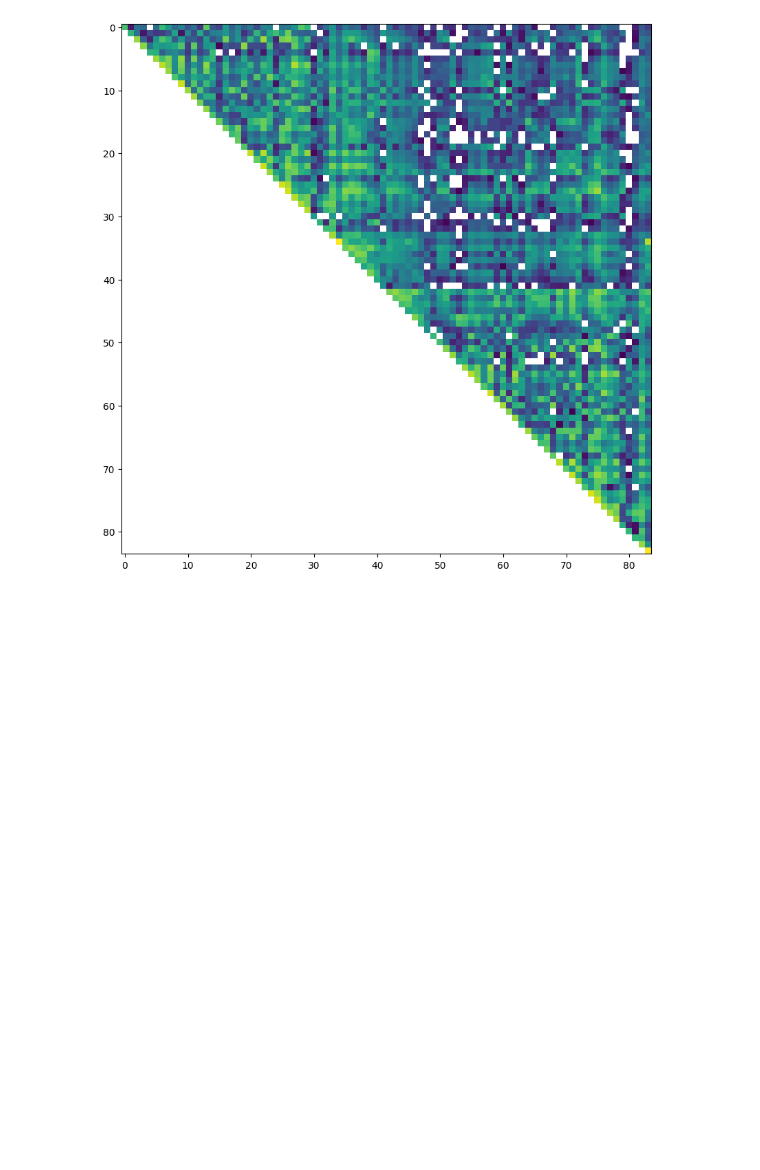
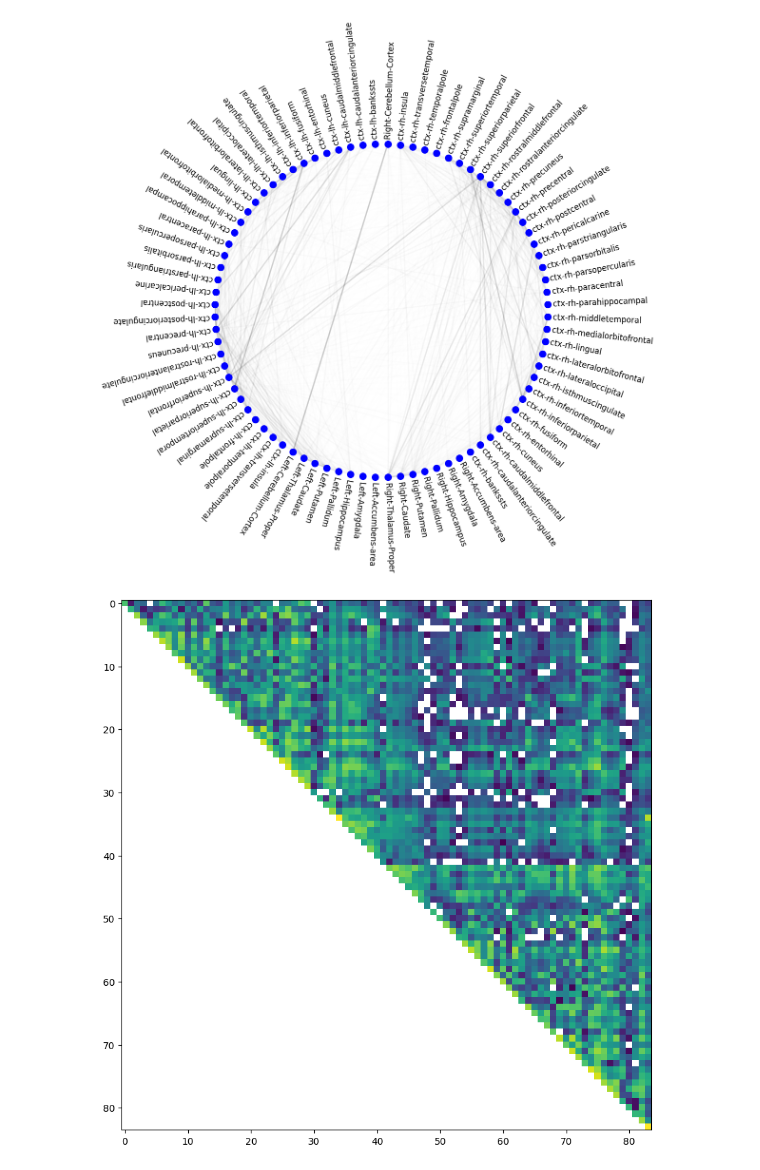
Before and after one commit to civier/show_connectome, a Jupyter notebook: show_connectome.ipynb, the cells around one changed output. Saved outputs shown, nothing was run; the diff lists cells and outputs as text; code cells hidden in the pictures; blank space fills up the shorter version.

```diff
--- a/show_connectome.ipynb
+++ b/show_connectome.ipynb
@@ -55,6 +55,14 @@ with open(filename, 'r') as file:
 
 if debug:
   print(labels)
+# %%
+try:
+  from conn_circle import conn_circle
+  conn_circle(cnctm, labels)
+except:
+  print('skip conn_circle function')
+# %% [output]
+[figure, added]
 # %%
 try:
   from conn_matrix import conn_matrix
```
